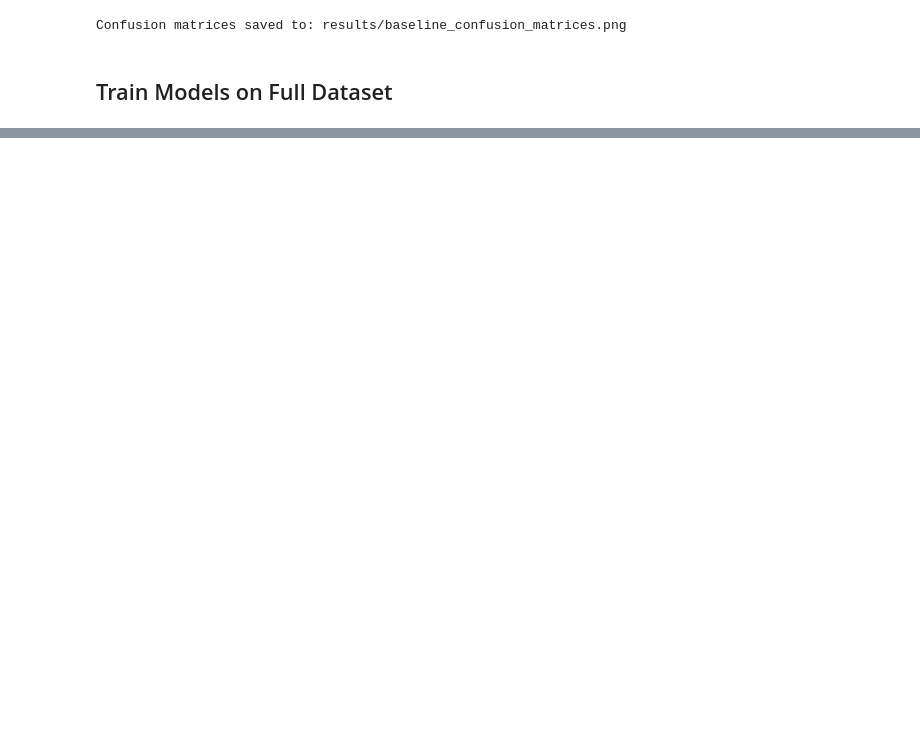
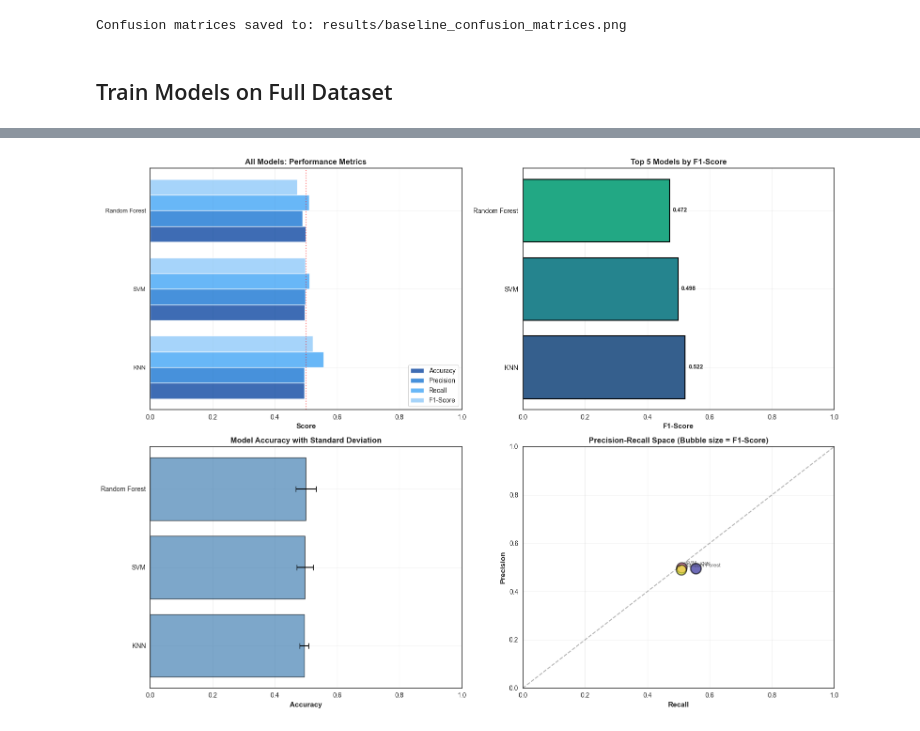
Before and after one commit to wsparcie/ai-ml-neuron-rekrutacja-2025, a Jupyter notebook: baseline_models.ipynb, the cells around one changed output, grey strips where cells are left out. Saved outputs shown, nothing was run; the diff lists cells and outputs as text; code cells hidden in the pictures; blank space fills up the shorter version.

```diff
--- a/baseline_models.ipynb
+++ b/baseline_models.ipynb
@@ -21,10 +21,10 @@ from sklearn.metrics import (
 
 from data_loader import EEGDataLoader, get_default_data_path
 from preprocessing import EEGPreprocessor, FeatureExtractor, create_binary_labels
+from visualization_config import COLOR_PALETTE, setup_plot_style
 
 warnings.filterwarnings('ignore')
-sns.set_style('whitegrid')
-plt.rcParams['figure.figsize'] = (12, 6)
+setup_plot_style()
 np.random.seed(42)
 # %% [markdown]
 ## Load and Preprocess Data
@@ -646,7 +464,7 @@ for idx, name in enumerate(model_names):
     cm = cm_results[name]['cm']
     accuracy = cm_results[name]['accuracy']
 
-    im = axes[idx].imshow(cm, interpolation='nearest', cmap='Blues')
+    im = axes[idx].imshow(cm, interpolation='nearest', cmap='Blues', alpha=0.85)
     axes[idx].figure.colorbar(im, ax=axes[idx])
 
     axes[idx].set(xticks=np.arange(cm.shape[1]),
@@ -657,14 +475,14 @@ for idx, name in enumerate(model_names):
                   ylabel='True')
 
     axes[idx].set_title(f'{name}\nAccuracy: {accuracy:.3f}',
-                       fontsize=12, fontweight='bold')
+                       fontsize=12, fontweight='bold', pad=10)
 
     thresh = cm.max() / 2.
     for i in range(cm.shape[0]):
         for j in range(cm.shape[1]):
             axes[idx].text(j, i, format(cm[i, j], 'd'),
                           ha="center", va="center",
-                          color="white" if cm[i, j] > thresh else "black",
+                          color="white" if cm[i, j] > thresh else "#333333",
                           fontsize=14, fontweight='bold')
 
 plt.suptitle('Confusion Matrices', fontsize=14, fontweight='bold', y=1.02)
@@ -723,0 +517,83 @@ Best Performing Model:
+# %%
+if 'complete_results_df' not in dir() or complete_results_df is None:
+    complete_results_df = pd.DataFrame([
+        {
+            'Model': name,
+            'Accuracy': metrics['accuracy'],
+            'Accuracy Std': metrics['accuracy_std'],
+            'Precision': metrics['precision'],
+            'Recall': metrics['recall'],
+            'F1-Score': metrics['f1']
+        }
+        for name, metrics in results.items()
+    ]).sort_values('F1-Score', ascending=False).reset_index(drop=True)
+
+fig, axes = plt.subplots(2, 2, figsize=(16, 12))
+
+metrics = ['Accuracy', 'Precision', 'Recall', 'F1-Score']
+n_models = len(complete_results_df)
+x = np.arange(n_models)
+width = 0.2
+
+colors_metrics = ['#0D47A1', '#1976D2', '#42A5F5', '#90CAF9']
+
+for i, metric in enumerate(metrics):
+    axes[0, 0].barh(x + i*width, complete_results_df[metric], width,
+                    label=metric, color=colors_metrics[i], alpha=0.8)
+
+axes[0, 0].set_xlabel('Score', fontsize=11, fontweight='bold')
+axes[0, 0].set_title('All Models: Performance Metrics', fontsize=12, fontweight='bold')
+axes[0, 0].set_yticks(x + width * 1.5)
+axes[0, 0].set_yticklabels(complete_results_df['Model'], fontsize=9)
+axes[0, 0].legend(loc='lower right')
+axes[0, 0].set_xlim([0, 1])
+axes[0, 0].grid(axis='x', alpha=0.3)
+axes[0, 0].axvline(x=0.5, color='red', linestyle=':', alpha=0.5, label='Random')
+
+top_5 = complete_results_df.head(5)
+axes[0, 1].barh(top_5['Model'], top_5['F1-Score'],
+                color=plt.cm.viridis(np.linspace(0.3, 0.9, 5)),
+                edgecolor='black', linewidth=1.5)
+axes[0, 1].set_xlabel('F1-Score', fontsize=11, fontweight='bold')
+axes[0, 1].set_title('Top 5 Models by F1-Score', fontsize=12, fontweight='bold')
+axes[0, 1].set_xlim([0, 1])
+axes[0, 1].grid(axis='x', alpha=0.3)
+
+for i, (model, score) in enumerate(zip(top_5['Model'], top_5['F1-Score'])):
+    axes[0, 1].text(score + 0.01, i, f'{score:.3f}',
+                   va='center', fontweight='bold', fontsize=9)
+
+axes[1, 0].barh(complete_results_df['Model'], complete_results_df['Accuracy'],
+               xerr=complete_results_df['Accuracy Std'], capsize=4,
+               color='steelblue', alpha=0.7, edgecolor='black', linewidth=1)
+axes[1, 0].set_xlabel('Accuracy', fontsize=11, fontweight='bold')
+axes[1, 0].set_title('Model Accuracy with Standard Deviation', fontsize=12, fontweight='bold')
+axes[1, 0].set_xlim([0, 1])
+axes[1, 0].grid(axis='x', alpha=0.3)
+
+axes[1, 1].scatter(complete_results_df['Recall'], complete_results_df['Precision'],
+                  s=complete_results_df['F1-Score']*500,
+                  alpha=0.6, c=range(len(complete_results_df)),
+                  cmap='plasma', edgecolors='black', linewidth=2)
+
+for i, model in enumerate(complete_results_df['Model']):
+    axes[1, 1].annotate(model,
+                       (complete_results_df.iloc[i]['Recall'],
+                        complete_results_df.iloc[i]['Precision']),
+                       fontsize=8, alpha=0.7, xytext=(5, 5),
+                       textcoords='offset points')
+
+axes[1, 1].set_xlabel('Recall', fontsize=11, fontweight='bold')
+axes[1, 1].set_ylabel('Precision', fontsize=11, fontweight='bold')
+axes[1, 1].set_title('Precision-Recall Space (Bubble size = F1-Score)',
+                    fontsize=12, fontweight='bold')
+axes[1, 1].plot([0, 1], [0, 1], 'k--', alpha=0.3)
+axes[1, 1].grid(alpha=0.3)
+axes[1, 1].set_xlim([0, 1])
+axes[1, 1].set_ylim([0, 1])
+
+plt.tight_layout()
+plt.savefig('charts/complete_model_comparison.png', dpi=300, bbox_inches='tight')
+plt.show()
+# %% [output]
+[figure, added]
```
Also changed, not shown: parts of 29 cells of this notebook, 10 other files.
